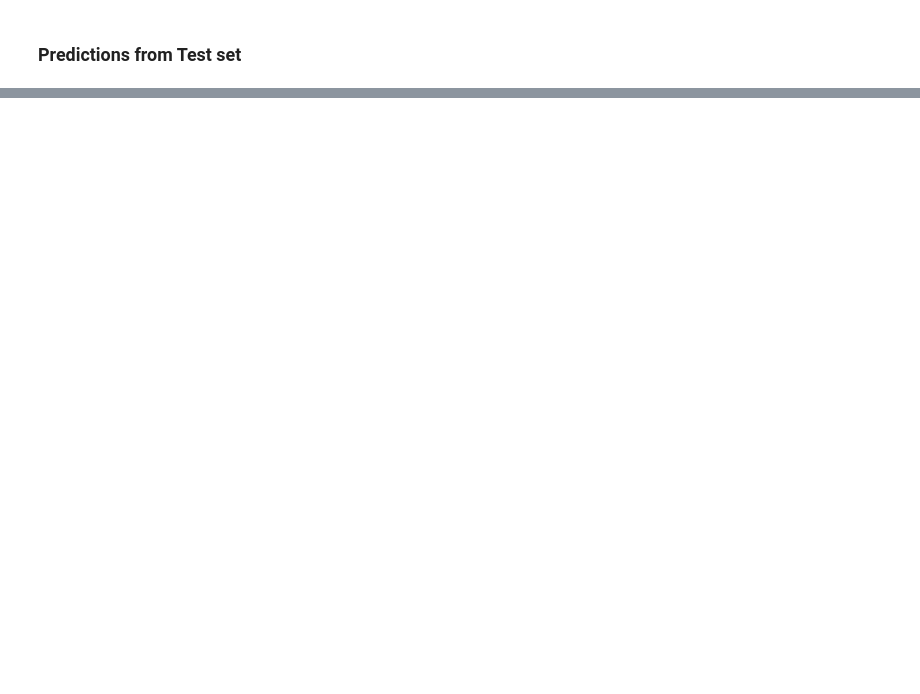
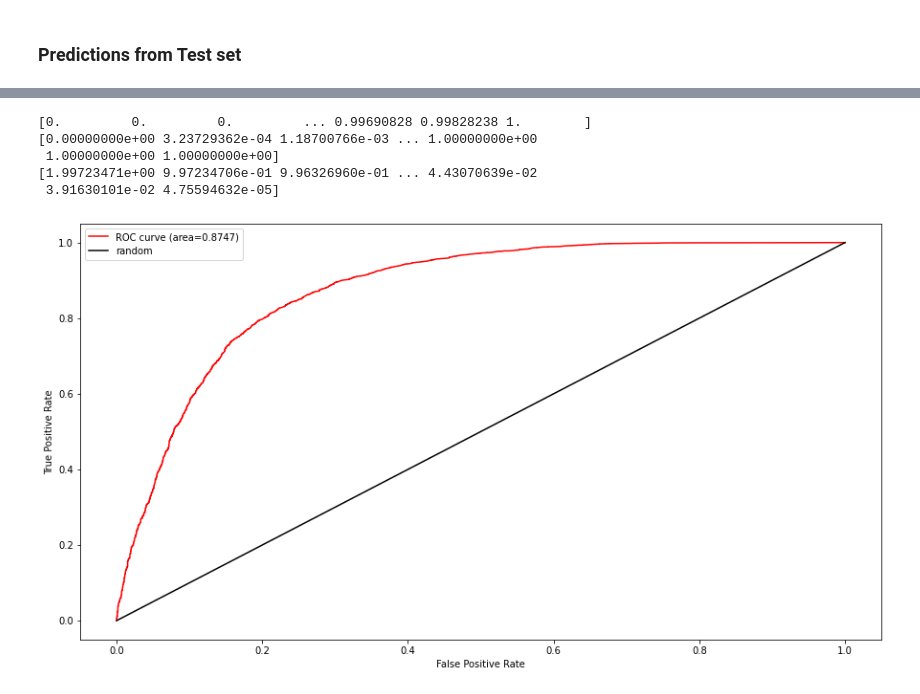
Before and after one commit to khuf/INFO381, a Jupyter notebook: notebooks/ai360_reject_option_classification.ipynb, the cells around one changed output, grey strips where cells are left out. Drawn from its saved outputs; the diff is of its cells as text; code cells hidden in the pictures; blank space fills up the shorter version.

```diff
--- a/notebooks/ai360_reject_option_classification.ipynb
+++ b/notebooks/ai360_reject_option_classification.ipynb
@@ -329,0 +320,21 @@ The difference in mean outcomes between unprivileged and privileged groups is -0
+# %%
+fpr, tpr, thresholds = roc_curve(dataset_orig_test.labels, dataset_transf_test_pred.scores)
+print(f'{fpr}\n{tpr}\n{thresholds}')
+
+fpr_RF, tpr_RF, thresholds_RF = roc_curve(dataset_orig_test.labels, dataset_transf_test_pred.scores, pos_label=1)
+
+plt.figure(figsize=(15,8))
+plt.plot(fpr_RF, tpr_RF,'r-',label = f'ROC curve (area={round(roc_auc_score(dataset_orig_test.labels, dataset_transf_test_pred.scores), 4)})')
+plt.plot([0,1],[0,1],'k-',label='random')
+plt.legend()
+plt.xlabel('False Positive Rate')
+plt.ylabel('True Positive Rate')
+plt.show()
+### ROC END
+# %% [output]
+[0.         0.         0.         ... 0.99690828 0.99828238 1.        ]
+[0.00000000e+00 3.23729362e-04 1.18700766e-03 ... 1.00000000e+00
+ 1.00000000e+00 1.00000000e+00]
+[1.99723471e+00 9.97234706e-01 9.96326960e-01 ... 4.43070639e-02
+ 3.91630101e-02 4.75594632e-05]
+[figure, added]
```
Also changed, not shown: parts of 11 cells of this notebook, 7 other files.
